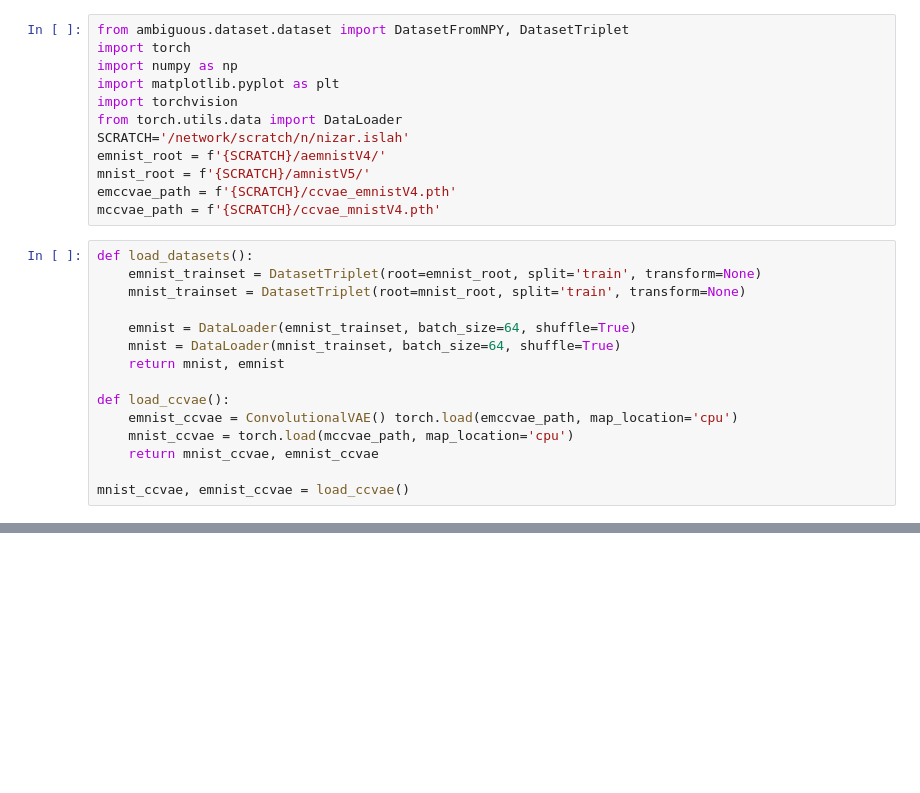
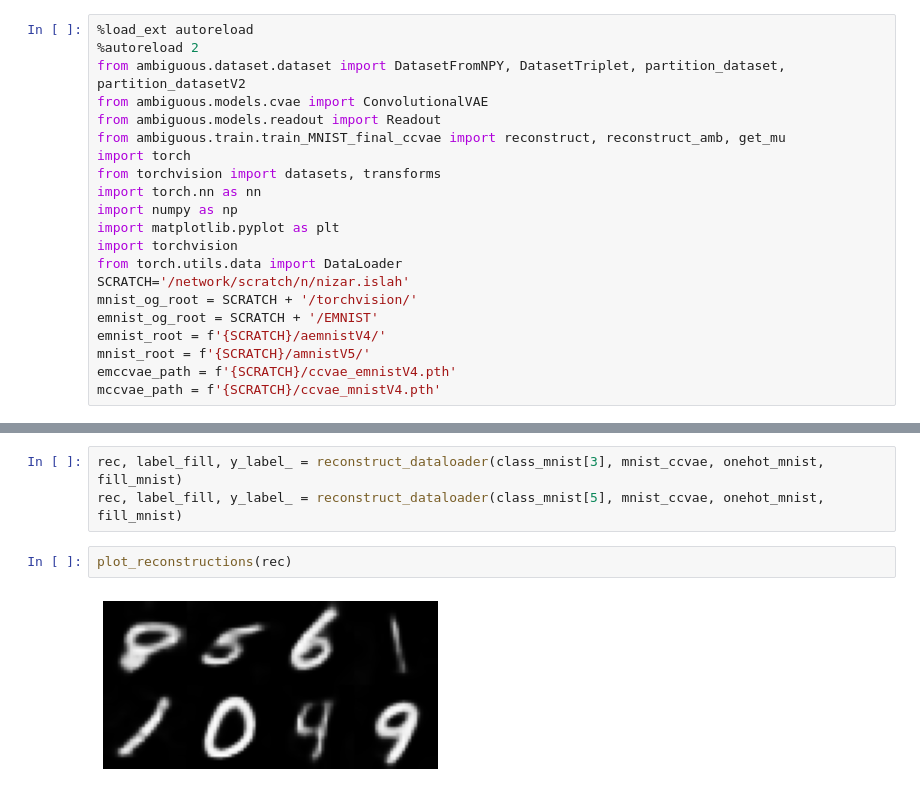
Before and after one commit to ABL-Lab/ambiguous-dataset, a Jupyter notebook: ambiguous/dataset/data_figures.ipynb, the cells around one changed output, grey strips where cells are left out. Saved outputs shown, nothing was run; the diff lists cells and outputs as text; blank space fills up the shorter version.

Commit message:
added data figs

```diff
--- a/ambiguous/dataset/data_figures.ipynb
+++ b/ambiguous/dataset/data_figures.ipynb
@@ -1,27 +1,21 @@
 # %%
-from ambiguous.dataset.dataset import DatasetFromNPY, DatasetTriplet
+%load_ext autoreload
+%autoreload 2
+from ambiguous.dataset.dataset import DatasetFromNPY, DatasetTriplet, partition_dataset, partition_datasetV2
+from ambiguous.models.cvae import ConvolutionalVAE
+from ambiguous.models.readout import Readout
+from ambiguous.train.train_MNIST_final_ccvae import reconstruct, reconstruct_amb, get_mu
 import torch
+from torchvision import datasets, transforms
+import torch.nn as nn
 import numpy as np
 import matplotlib.pyplot as plt
 import torchvision
 from torch.utils.data import DataLoader
 SCRATCH='/network/scratch/n/nizar.islah'
+mnist_og_root = SCRATCH + '/torchvision/'
+emnist_og_root = SCRATCH + '/EMNIST'
 emnist_root = f'{SCRATCH}/aemnistV4/'
 mnist_root = f'{SCRATCH}/amnistV5/'
 emccvae_path = f'{SCRATCH}/ccvae_emnistV4.pth'
 mccvae_path = f'{SCRATCH}/ccvae_mnistV4.pth'
-# %%
-def load_datasets():
-    emnist_trainset = DatasetTriplet(root=emnist_root, split='train', transform=None)
-    mnist_trainset = DatasetTriplet(root=mnist_root, split='train', transform=None)
-
-    emnist = DataLoader(emnist_trainset, batch_size=64, shuffle=True)
-    mnist = DataLoader(mnist_trainset, batch_size=64, shuffle=True)
-    return mnist, emnist
-
-def load_ccvae():
-    emnist_ccvae = ConvolutionalVAE() torch.load(emccvae_path, map_location='cpu')
-    mnist_ccvae = torch.load(mccvae_path, map_location='cpu')
-    return mnist_ccvae, emnist_ccvae
-
-mnist_ccvae, emnist_ccvae = load_ccvae()
@@ -36,0 +119,7 @@ plt.axis('off');
+# %%
+rec, label_fill, y_label_ = reconstruct_dataloader(class_mnist[3], mnist_ccvae, onehot_mnist, fill_mnist)
+rec, label_fill, y_label_ = reconstruct_dataloader(class_mnist[5], mnist_ccvae, onehot_mnist, fill_mnist)
+# %%
+plot_reconstructions(rec)
+# %% [output]
+[figure, added]
```
Also changed, not shown: parts of 6 cells of this notebook.
